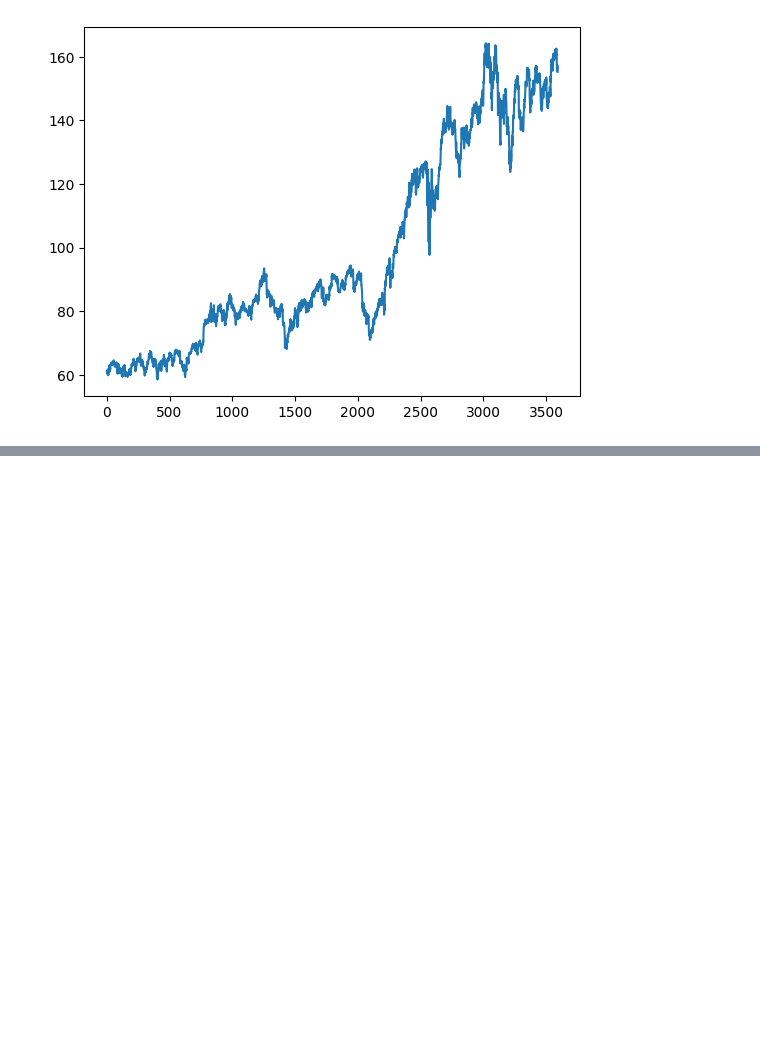
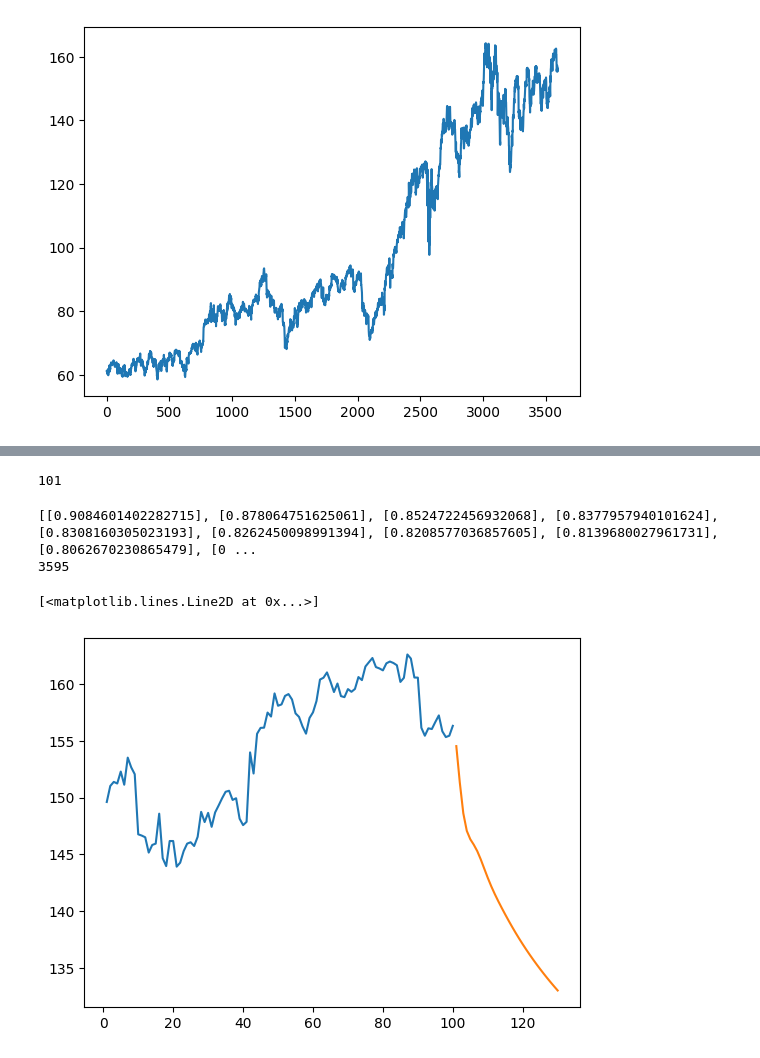
Before and after one commit to AntoineSfeir/AIFinalProject, a Jupyter notebook: main.ipynb, the cells around one changed output, grey strips where cells are left out. Cells and saved outputs as stored; diff of their text form; code cells hidden in the pictures; blank space fills up the shorter version.

```diff
--- a/main.ipynb
+++ b/main.ipynb
@@ -100,5 +106,5 @@ Model: "sequential"
 # %%
 #Training model with adam optimizer and mean squared error loss function
 model.compile(loss='mean_squared_error',optimizer='adam')
-model.fit(X_train,y_train,validation_data=(X_test,y_test),epochs=100,batch_size=64)
+model.fit(X_train,y_train,validation_data=(X_test,y_test),epochs=30,batch_size=64)
 # %% [output]
@@ -131,7 +165,9 @@ plt.plot(test, label='Test')
 # %%
 #Getting the last 100 days records
-fut_inp = ds_test[900:]
+fut_inp = ds_test[978:]
 print(len(fut_inp))
+# %% [output]
+101
 # %%
 fut_inp = fut_inp.reshape(1,-1)
 tmp_inp = list(fut_inp)
@@ -164,12 +200,18 @@ while(i<30):
 print(lst_output)
 
 print(len(ds_scaled))
+# %% [output]
+[[0.9084601402282715], [0.878064751625061], [0.8524722456932068], [0.8377957940101624], [0.8308160305023193], [0.8262450098991394], [0.8208577036857605], [0.8139680027961731], [0.8062670230865479], [0 ...
+3595
 # %%
 #Creating a dummy plane to plot graph one after another
 plot_new=np.arange(1,101)
 plot_pred=np.arange(101,131)
-plt.plot(plot_new, normalizer.inverse_transform(ds_scaled[3231:]))
+plt.plot(plot_new, normalizer.inverse_transform(ds_scaled[3495:]))
 plt.plot(plot_pred, normalizer.inverse_transform(lst_output))
+# %% [output]
+[<matplotlib.lines.Line2D at 0x...>]
+[figure, added]
 # %%
 ds_new = ds_scaled.tolist()
 #Entends helps us to fill the missing value with approx value
```
Also changed, not shown: parts of 9 cells of this notebook.
